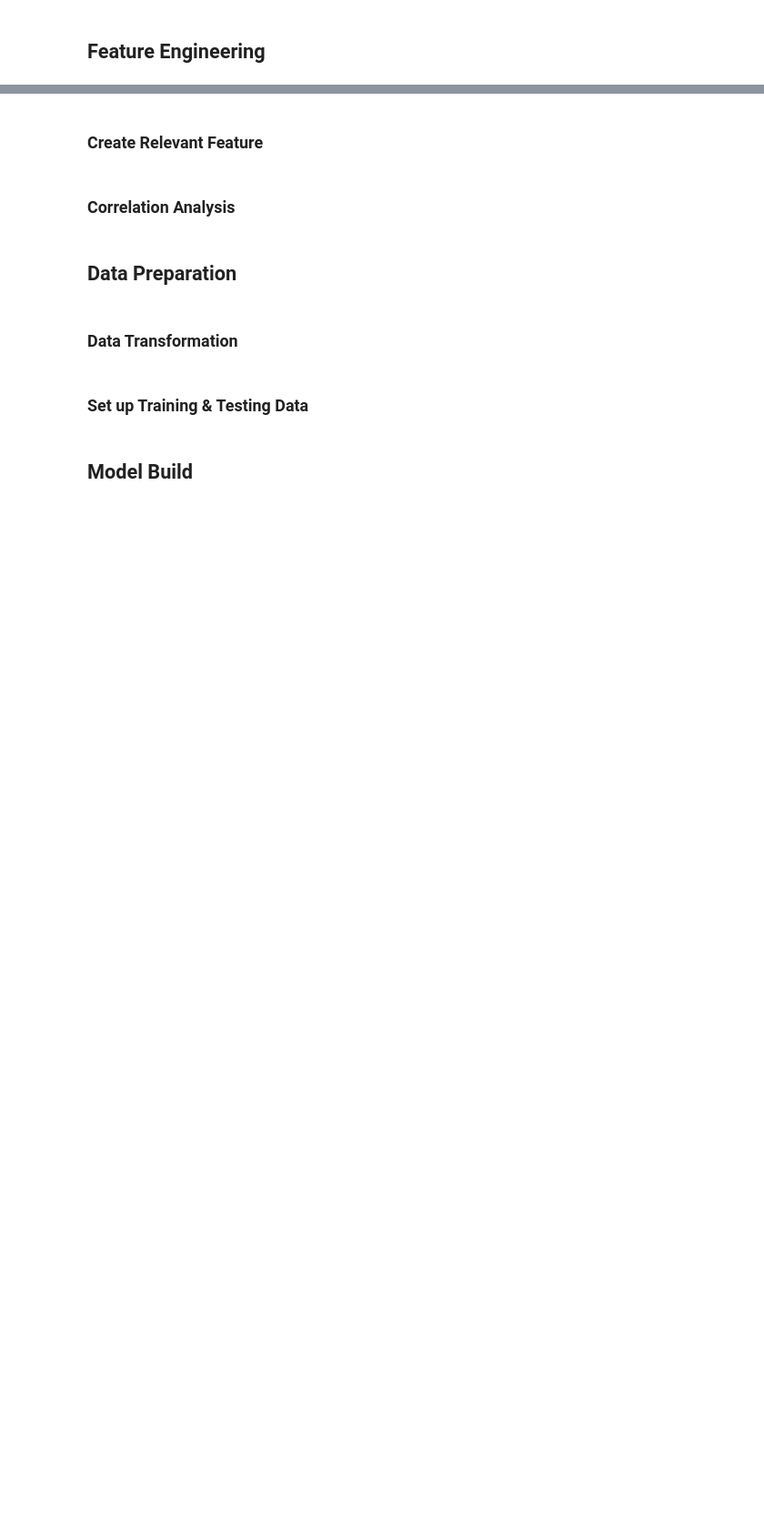
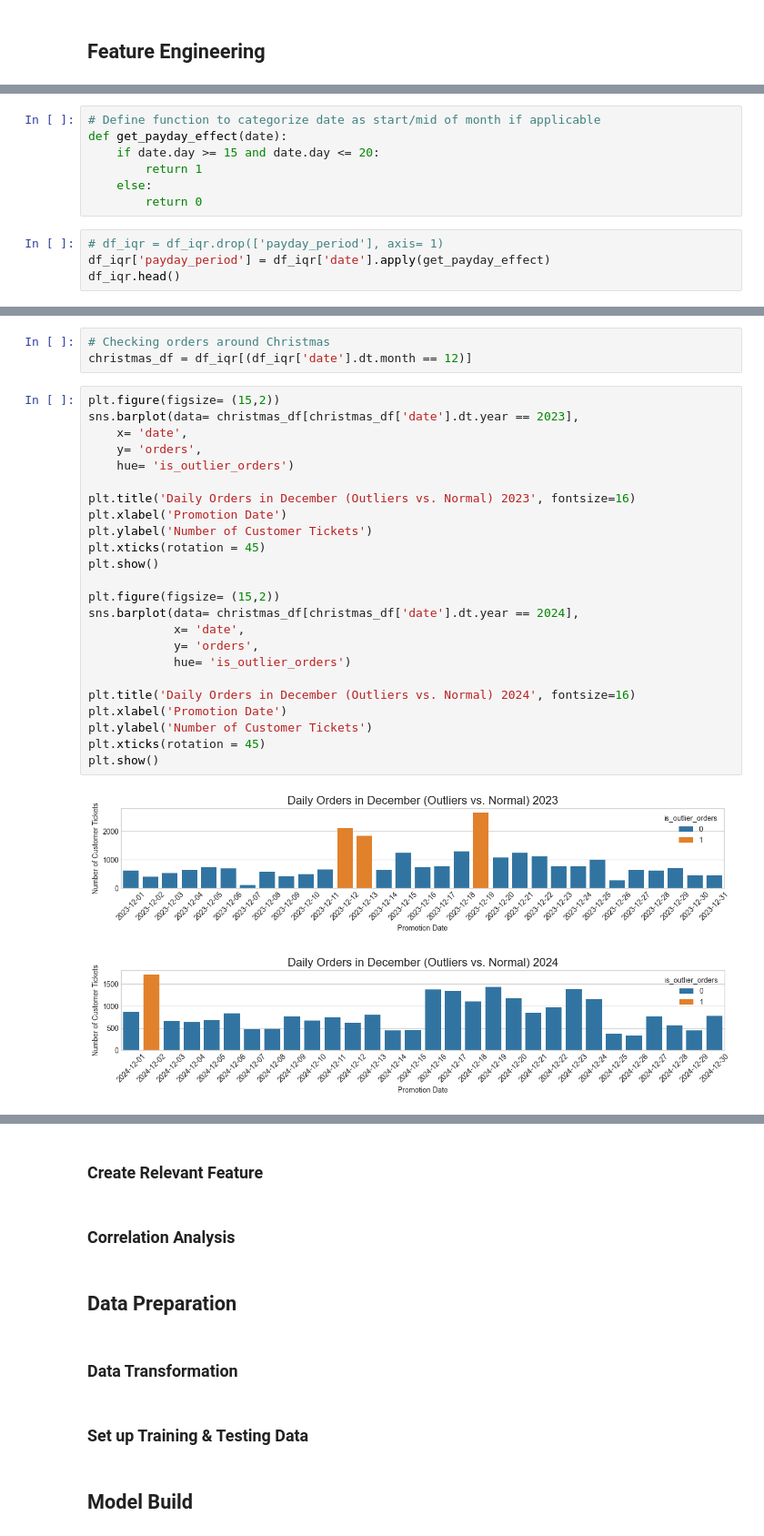
Before and after one commit to traha-89/ecommerce_demand_forecasting, a Jupyter notebook: notebooks/demand_forecasting_analysis.ipynb, the cells around one changed output, grey strips where cells are left out. Shown at 91% size. Saved outputs shown, nothing was run; the diff lists cells and outputs as text; blank space fills up the shorter version.

Commit message:
Update demand_forecasting_analysis.ipynb
- Feature Engineering (Outlier manipulation + feature addition)

```diff
--- a/notebooks/demand_forecasting_analysis.ipynb
+++ b/notebooks/demand_forecasting_analysis.ipynb
@@ -553,0 +584,11 @@ We have 13 records, wherein the daily tickets is an outlier and isn't explained
+# %%
+# Define function to categorize date as start/mid of month if applicable
+def get_payday_effect(date):
+    if date.day >= 15 and date.day <= 20:
+        return 1
+    else:
+        return 0
+# %%
+# df_iqr = df_iqr.drop(['payday_period'], axis= 1)
+df_iqr['payday_period'] = df_iqr['date'].apply(get_payday_effect)
+df_iqr.head()
@@ -553,0 +621,30 @@ We have 13 records, wherein the daily tickets is an outlier and isn't explained
+# %%
+# Checking orders around Christmas
+christmas_df = df_iqr[(df_iqr['date'].dt.month == 12)]
+# %%
+plt.figure(figsize= (15,2))
+sns.barplot(data= christmas_df[christmas_df['date'].dt.year == 2023],
+    x= 'date',
+    y= 'orders',
+    hue= 'is_outlier_orders')
+
+plt.title('Daily Orders in December (Outliers vs. Normal) 2023', fontsize=16)
+plt.xlabel('Promotion Date')
+plt.ylabel('Number of Customer Tickets')
+plt.xticks(rotation = 45)
+plt.show()
+
+plt.figure(figsize= (15,2))
+sns.barplot(data= christmas_df[christmas_df['date'].dt.year == 2024],
+            x= 'date',
+            y= 'orders',
+            hue= 'is_outlier_orders')
+
+plt.title('Daily Orders in December (Outliers vs. Normal) 2024', fontsize=16)
+plt.xlabel('Promotion Date')
+plt.ylabel('Number of Customer Tickets')
+plt.xticks(rotation = 45)
+plt.show()
+# %% [output]
+[figure, added]
+[figure, added]
```
Also changed, not shown: parts of 24 cells of this notebook.
